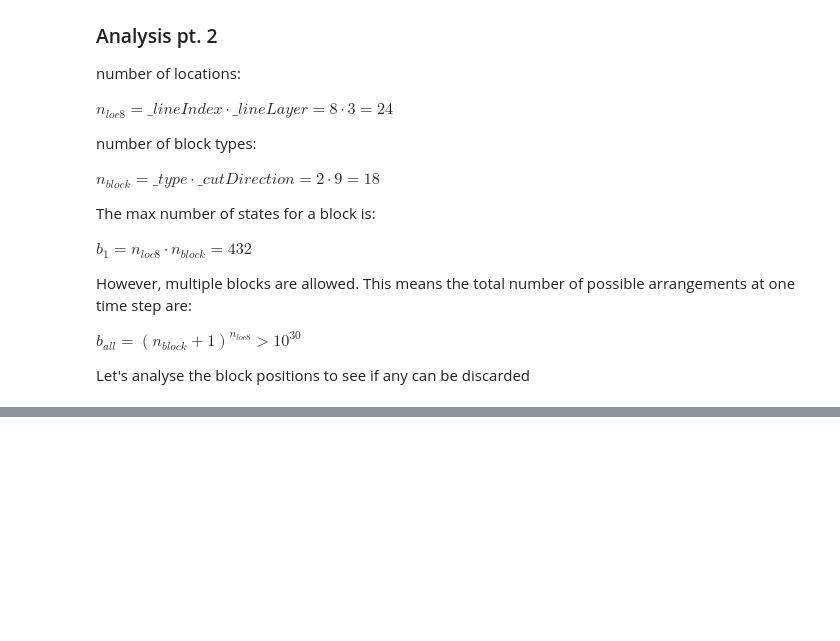
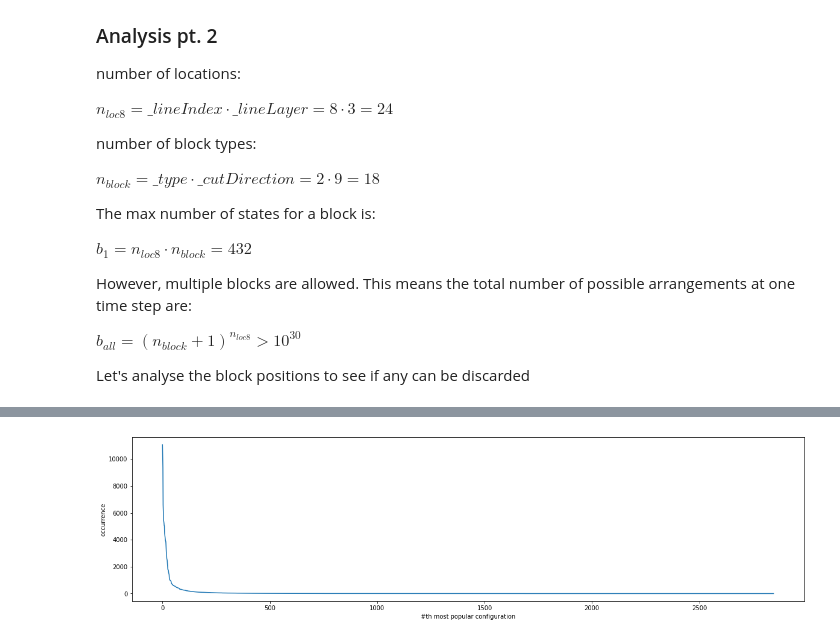
Before and after one commit to felixgravila/bsabermapmaker, a Jupyter notebook: notebooks/01-investigate-combinations.ipynb, the cells around one changed output, grey strips where cells are left out. Cells and saved outputs as stored; diff of their text form; code cells hidden in the pictures; blank space fills up the shorter version.

```diff
--- a/notebooks/01-investigate-combinations.ipynb
+++ b/notebooks/01-investigate-combinations.ipynb
@@ -188,0 +233,18 @@ A transformer is also an option, by pre-segmenting the data it could simply spit
+# %%
+# sorting to ensure identical configs are the same
+
+def noteSortKey(note):
+    hasDirection = 0 if note['_cutDirection'] == 8 else 1
+
+    lrkey = note['_lineIndex']
+    if note['_type'] == 1:
+        # right
+        lrkey = 3 - note['_lineIndex']
+    return (hasDirection, note['_lineLayer'], lrkey)
+
+
+def sortNotesOnSameTimestamp(tsnotes):
+    return sorted(tsnotes, key=noteSortKey)
+
+def sortSongNotesWrapper(notes):
+    return map(sortNotesOnSameTimestamp, notes)
@@ -188,0 +284,23 @@ A transformer is also an option, by pre-segmenting the data it could simply spit
+# %%
+# entire processing
+configLists = list(map(makeConfigForTSWrapper, map(sortSongNotesWrapper, map(songNotesTogetherWrapper, noteLists.values()))))
+# %%
+# Finally, count them in a map
+distrib = {}
+
+for song in configLists:
+    for config in song:
+        if config not in distrib:
+            distrib[config] = 0
+        distrib[config] += 1
+# %%
+items = sorted(distrib.values(), reverse=True)
+# %%
+fig = plt.figure(figsize=(20,5))
+ax = fig.add_subplot(111)
+ax.plot(items)
+ax.set_xlabel("#th most popular configuration")
+ax.set_ylabel("occurrence")
+plt.show()
+# %% [output]
+[figure, added]
```
Also changed, not shown: parts of 14 cells of this notebook.
